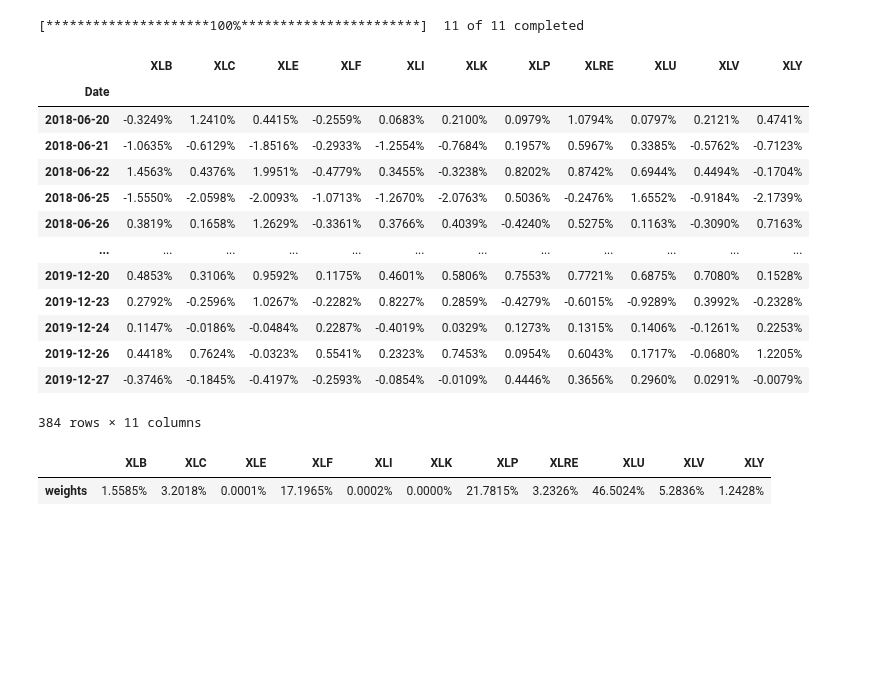
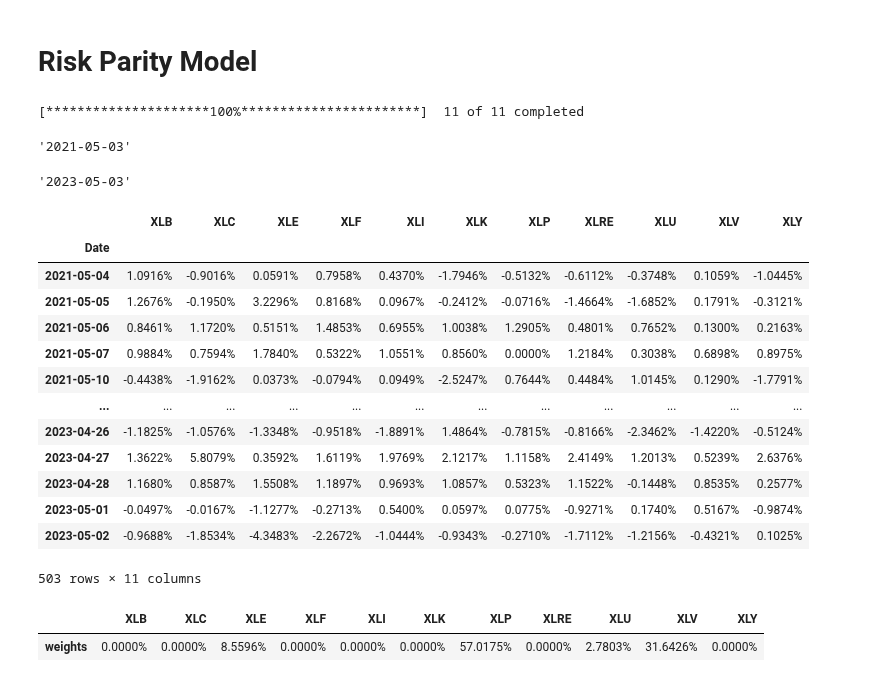
Before and after one commit to ssenhouse/Project1, a Jupyter notebook: Risk Parity App.ipynb, the cells around one changed output. Cells and saved outputs as stored; diff of their text form; code cells hidden in the pictures; blank space fills up the shorter version.

```diff
--- a/Risk Parity App.ipynb
+++ b/Risk Parity App.ipynb
@@ -11,44 +1,58 @@ warnings.filterwarnings('ignore')
+# %% [markdown]
+# Risk Parity Model
 # %%
-import numpy as np
+# Import modules.
+import os
 import pandas as pd
-import yfinance as yf
+import numpy.random as rnd
+from dotenv import load_dotenv
+import requests
 import warnings
+import json
+warnings.filterwarnings('ignore')
 
 warnings.filterwarnings("ignore")
 pd.options.display.float_format = '{:.4%}'.format
 
 # Date range
-start = '2016-01-01'
-end = '2019-12-30'
+today = date.today()
+last_month = today - datetime.timedelta(days=365*2)
+
+start = last_month.strftime("%Y-%m-%d")
+end = today.strftime("%Y-%m-%d")
 
 # Tickers of assets
 assets = ["XLC", "XLY", "XLP", "XLE", "XLF", "XLV", "XLI", "XLB", "XLRE", "XLK", "XLU"]
 assets.sort()
 
 # Downloading data
 data = yf.download(assets, start = start, end = end)
 data = data.loc[:,('Adj Close', slice(None))]
 data.columns = assets
 
 Y = data[assets].pct_change().dropna()
 
+display(start)
+display(end)
 display(Y)
 # %% [output]
 [*********************100%***********************]  11 of 11 completed
+'2021-05-03'
+'2023-05-03'
 |  | XLB | XLC | XLE | XLF | XLI | XLK | XLP | XLRE | XLU | XLV | XLY |
 | Date |  |  |  |  |  |  |  |  |  |  |  |
-| 2018-06-20 | -0.3249% | 1.2410% | 0.4415% | -0.2559% | 0.0683% | 0.2100% | 0.0979% | 1.0794% | 0.0797% | 0.2121% | 0.4741% |
-| 2018-06-21 | -1.0635% | -0.6129% | -1.8516% | -0.2933% | -1.2554% | -0.7684% | 0.1957% | 0.5967% | 0.3385% | -0.5762% | -0.7123% |
-| 2018-06-22 | 1.4563% | 0.4376% | 1.9951% | -0.4779% | 0.3455% | -0.3238% | 0.8202% | 0.8742% | 0.6944% | 0.4494% | -0.1704% |
-| 2018-06-25 | -1.5550% | -2.0598% | -2.0093% | -1.0713% | -1.2670% | -2.0763% | 0.5036% | -0.2476% | 1.6552% | -0.9184% | -2.1739% |
-| 2018-06-26 | 0.3819% | 0.1658% | 1.2629% | -0.3361% | 0.3766% | 0.4039% | -0.4240% | 0.5275% | 0.1163% | -0.3090% | 0.7163% |
+| 2021-05-04 | 1.0916% | -0.9016% | 0.0591% | 0.7958% | 0.4370% | -1.7946% | -0.5132% | -0.6112% | -0.3748% | 0.1059% | -1.0445% |
+| 2021-05-05 | 1.2676% | -0.1950% | 3.2296% | 0.8168% | 0.0967% | -0.2412% | -0.0716% | -1.4664% | -1.6852% | 0.1791% | -0.3121% |
+| 2021-05-06 | 0.8461% | 1.1720% | 0.5151% | 1.4853% | 0.6955% | 1.0038% | 1.2905% | 0.4801% | 0.7652% | 0.1300% | 0.2163% |
+| 2021-05-07 | 0.9884% | 0.7594% | 1.7840% | 0.5322% | 1.0551% | 0.8560% | 0.0000% | 1.2184% | 0.3038% | 0.6898% | 0.8975% |
+| 2021-05-10 | -0.4438% | -1.9162% | 0.0373% | -0.0794% | 0.0949% | -2.5247% | 0.7644% | 0.4484% | 1.0145% | 0.1290% | -1.7791% |
 | ... | ... | ... | ... | ... | ... | ... | ... | ... | ... | ... | ... |
-| 2019-12-20 | 0.4853% | 0.3106% | 0.9592% | 0.1175% | 0.4601% | 0.5806% | 0.7553% | 0.7721% | 0.6875% | 0.7080% | 0.1528% |
-| 2019-12-23 | 0.2792% | -0.2596% | 1.0267% | -0.2282% | 0.8227% | 0.2859% | -0.4279% | -0.6015% | -0.9289% | 0.3992% | -0.2328% |
-| 2019-12-24 | 0.1147% | -0.0186% | -0.0484% | 0.2287% | -0.4019% | 0.0329% | 0.1273% | 0.1315% | 0.1406% | -0.1261% | 0.2253% |
-| 2019-12-26 | 0.4418% | 0.7624% | -0.0323% | 0.5541% | 0.2323% | 0.7453% | 0.0954% | 0.6043% | 0.1717% | -0.0680% | 1.2205% |
-| 2019-12-27 | -0.3746% | -0.1845% | -0.4197% | -0.2593% | -0.0854% | -0.0109% | 0.4446% | 0.3656% | 0.2960% | 0.0291% | -0.0079% |
+| 2023-04-26 | -1.1825% | -1.0576% | -1.3348% | -0.9518% | -1.8891% | 1.4864% | -0.7815% | -0.8166% | -2.3462% | -1.4220% | -0.5124% |
+| 2023-04-27 | 1.3622% | 5.8079% | 0.3592% | 1.6119% | 1.9769% | 2.1217% | 1.1158% | 2.4149% | 1.2013% | 0.5239% | 2.6376% |
+| 2023-04-28 | 1.1680% | 0.8587% | 1.5508% | 1.1897% | 0.9693% | 1.0857% | 0.5323% | 1.1522% | -0.1448% | 0.8535% | 0.2577% |
+| 2023-05-01 | -0.0497% | -0.0167% | -1.1277% | -0.2713% | 0.5400% | 0.0597% | 0.0775% | -0.9271% | 0.1740% | 0.5167% | -0.9874% |
+| 2023-05-02 | -0.9688% | -1.8534% | -4.3483% | -2.2672% | -1.0444% | -0.9343% | -0.2710% | -1.7112% | -1.2156% | -0.4321% | 0.1025% |
-384 rows × 11 columns
+503 rows × 11 columns
 # %%
 import riskfolio as rp
 
@@ -71,14 +75,14 @@ rm = 'MV' # Risk measure used, this time will be variance
 obj = 'Utility' # Objective function, could be MinRisk, MaxRet, Utility or Sharpe
 hist = True # Use historical scenarios for risk measures that depend on scenarios
 rf = 0 # Risk free rate
-l = 50 # Risk aversion factor, only useful when obj is 'Utility'
+l = 100 # Risk aversion factor, only useful when obj is 'Utility'
 
 w = port.optimization(model=model, rm=rm, obj=obj, rf=rf, l=l, hist=hist)
 
 display(w.T)
 # %% [output]
 |  | XLB | XLC | XLE | XLF | XLI | XLK | XLP | XLRE | XLU | XLV | XLY |
-| weights | 1.5585% | 3.2018% | 0.0001% | 17.1965% | 0.0002% | 0.0000% | 21.7815% | 3.2326% | 46.5024% | 5.2836% | 1.2428% |
+| weights | 0.0000% | 0.0000% | 8.5596% | 0.0000% | 0.0000% | 0.0000% | 57.0175% | 0.0000% | 2.7803% | 31.6426% | 0.0000% |
 # %%
 # Plotting the composition of the portfolio
 
```
Also changed, not shown: parts of 7 cells of this notebook.
